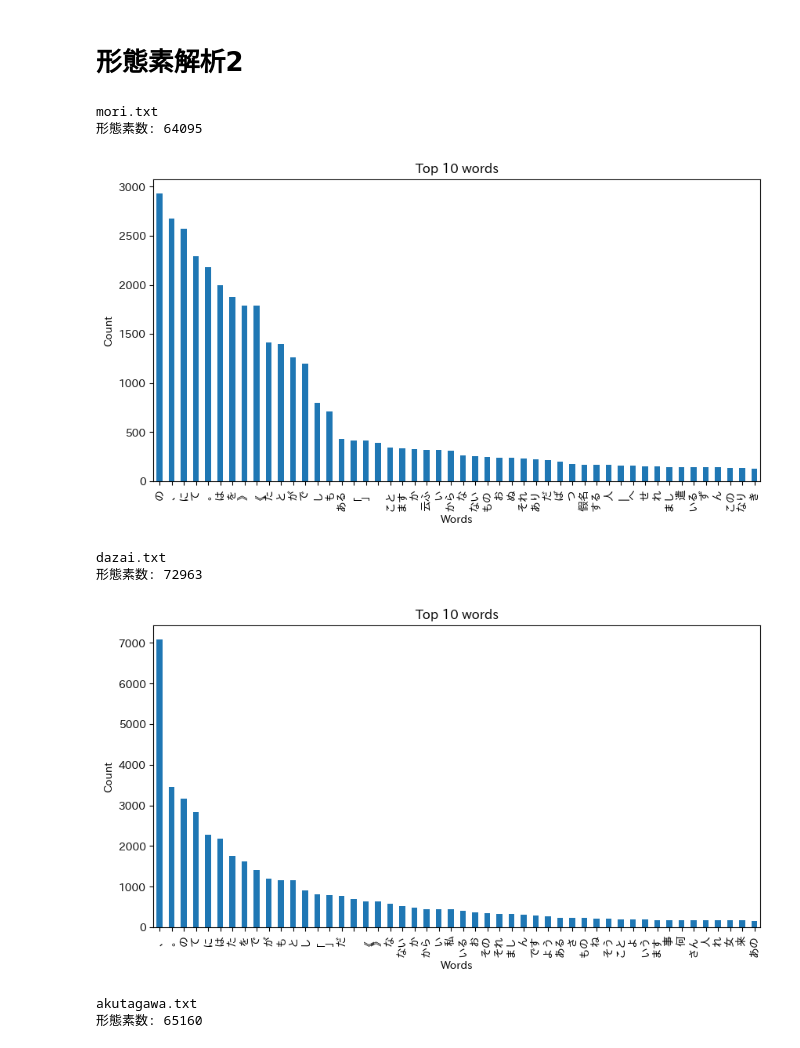
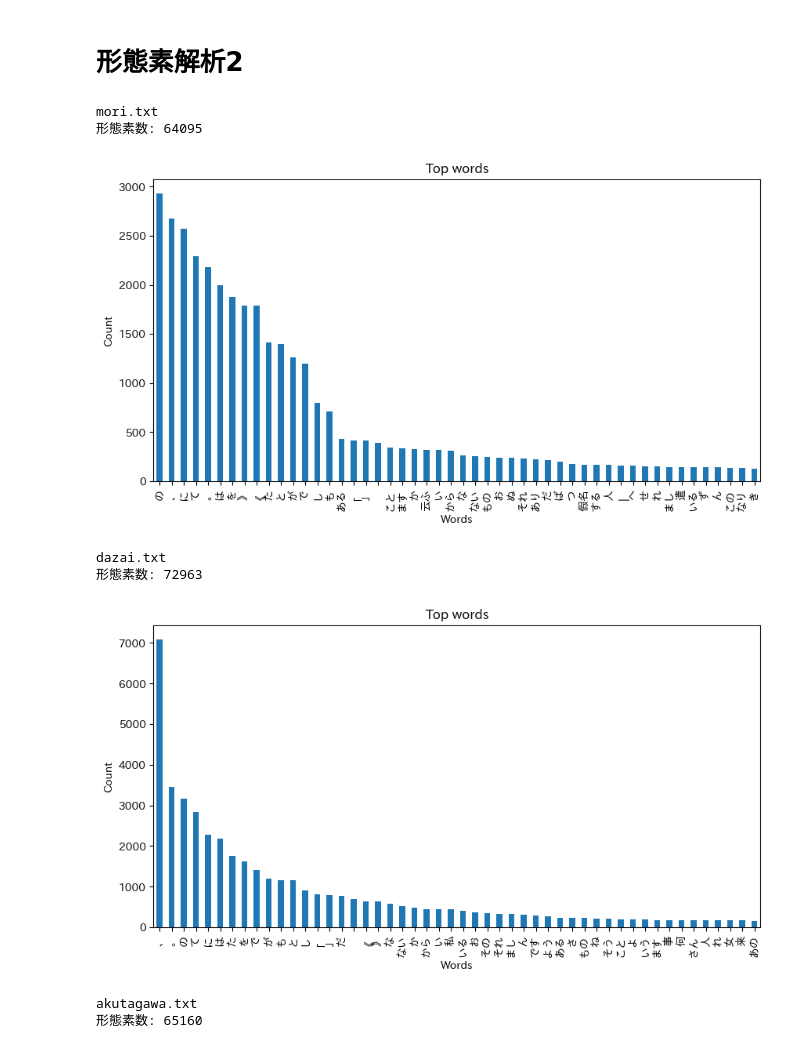
Before and after one commit to irumaru/natural-language-processing, a Jupyter notebook: 形態素解析.ipynb, the cells around one changed output. Drawn from its saved outputs; the diff is of its cells as text; code cells hidden in the pictures.

```diff
--- a/形態素解析.ipynb
+++ b/形態素解析.ipynb
@@ -58,37 +58,37 @@ for file in files:
     word[file] = []
     wTmp = mecab.parse(text[file]).split("\n")
     for wTmp2 in wTmp:
       if wTmp2 == "EOS":
         break
       word[file].append(wTmp2.split("\t"))
     print(f"形態素数: {len(word[file])}")
 
     # 品詞の出現回数
     wordCount[file] = {}
     for wTmp in word[file]:
       if wTmp[0] not in wordCount[file]:
         wordCount[file][wTmp[0]] = 1
       else:
         wordCount[file][wTmp[0]] += 1
 
     # データフレーム化
     wordCountDf = pd.Series(wordCount[file])
     wordCountDfTop = wordCountDf.sort_values(ascending=False).head(50)
 
     # グラフ化
     plt.figure(figsize=(10,5))
     plt.rcParams['font.family'] = 'IPAexGothic'
     wordCountDfTop.plot(kind='bar')
-    plt.title('Top 10 words')
+    plt.title('Top words')
     plt.xlabel('Words')
     plt.ylabel('Count')
     plt.show()
 # %% [output]
 mori.txt
 形態素数: 64095
-[figure, old version]
+[figure, new version]
 dazai.txt
 形態素数: 72963
-[figure, old version]
+[figure, new version]
 akutagawa.txt
 形態素数: 65160
```
Also changed, not shown: parts of 1 cell of this notebook.
